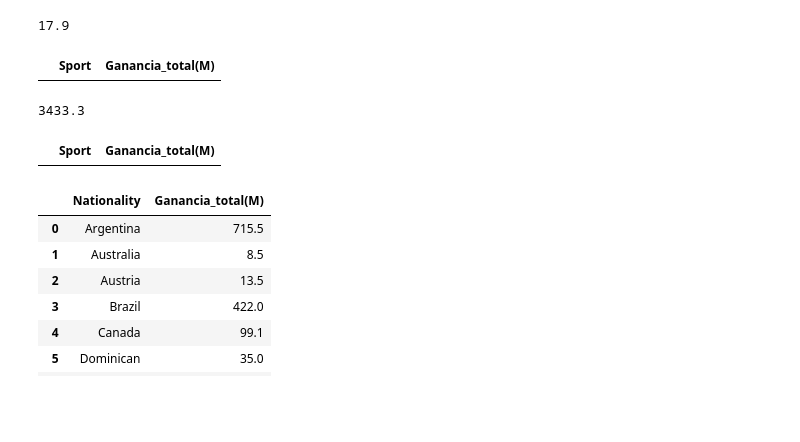
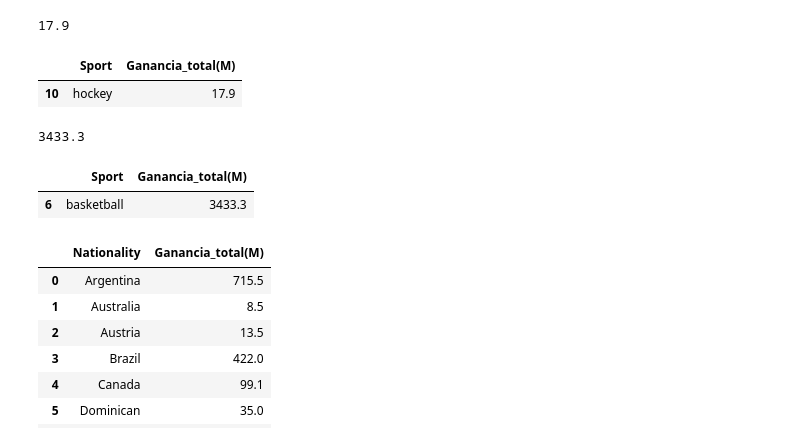
Before and after one commit to RodolfoKuman/devf_proyecto_modulo2, a Jupyter notebook: proyecto.ipynb, the cells around one changed output. Drawn from its saved outputs; the diff is of its cells as text; code cells hidden in the pictures; blank space fills up the shorter version.

```diff
--- a/proyecto.ipynb
+++ b/proyecto.ipynb
@@ -306,18 +357,20 @@ deportistas_copy6_2['Ganancia_total(M)'].min()
 17.9
 # %%
 # Ganancia mínima por deporte
-deportistas_copy6_2[deportistas_copy6_2['Ganancia_total(M)'] == 15.2]
+deportistas_copy6_2[deportistas_copy6_2['Ganancia_total(M)'] == 17.9]
 # %% [output]
 |  | Sport | Ganancia_total(M) |
+| 10 | hockey | 17.9 |
 # %%
 deportistas_copy6_2['Ganancia_total(M)'].max()
 # %% [output]
 3433.3
 # %%
 # Ganancia máxima por deporte
-deportistas_copy6_2[deportistas_copy6_2['Ganancia_total(M)'] == 3418.1]
+deportistas_copy6_2[deportistas_copy6_2['Ganancia_total(M)'] == 3433.3]
 # %% [output]
 |  | Sport | Ganancia_total(M) |
+| 6 | basketball | 3433.3 |
 # %%
 deportistas_copy6 = deportistas_copy.drop(['S.NO','Name','Current Rank','Previous Year Rank','Year','Sport'], axis=1)
 deportistas_copy6_3 = deportistas_copy6.groupby(['Nationality'])['earnings ($ million)'].agg('sum').reset_index(name= 'Ganancia_total(M)')
```
Also changed, not shown: parts of 17 cells of this notebook.
